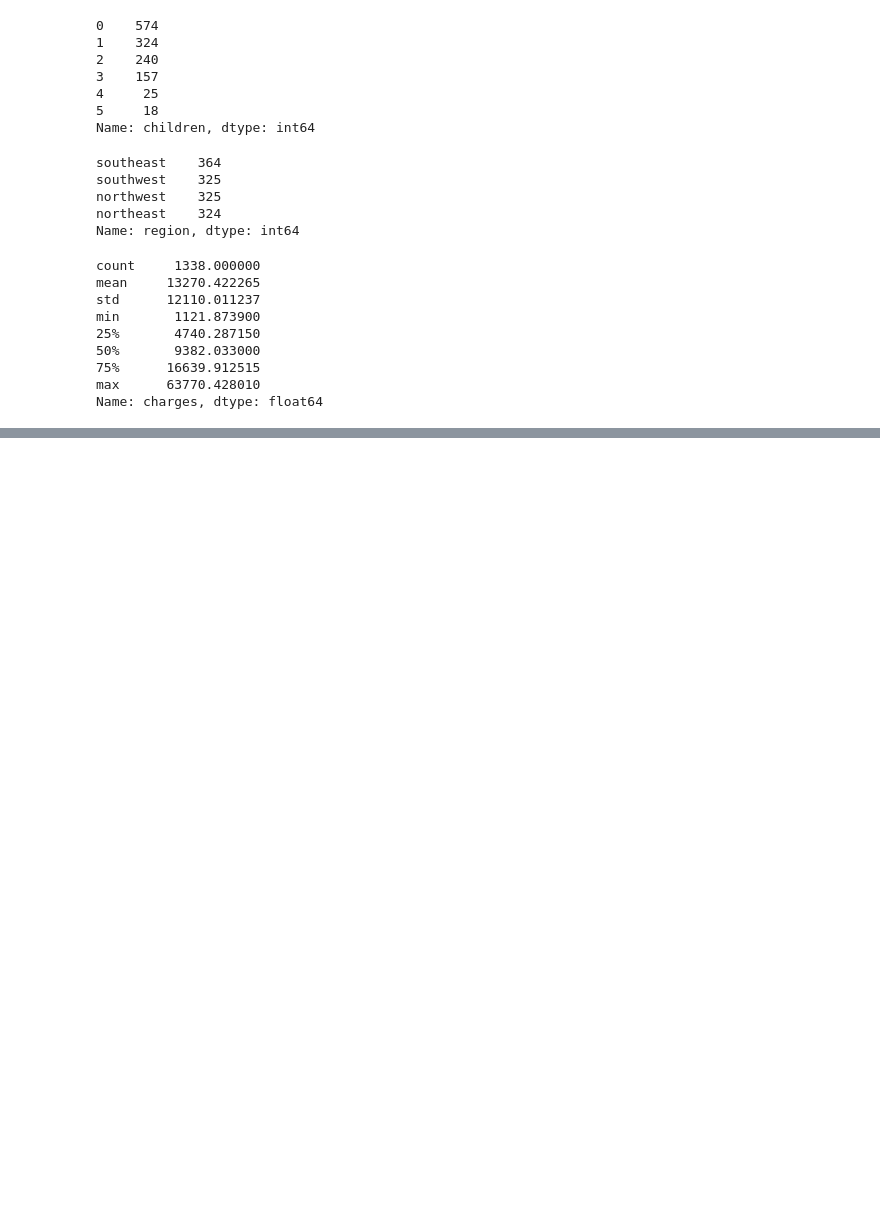
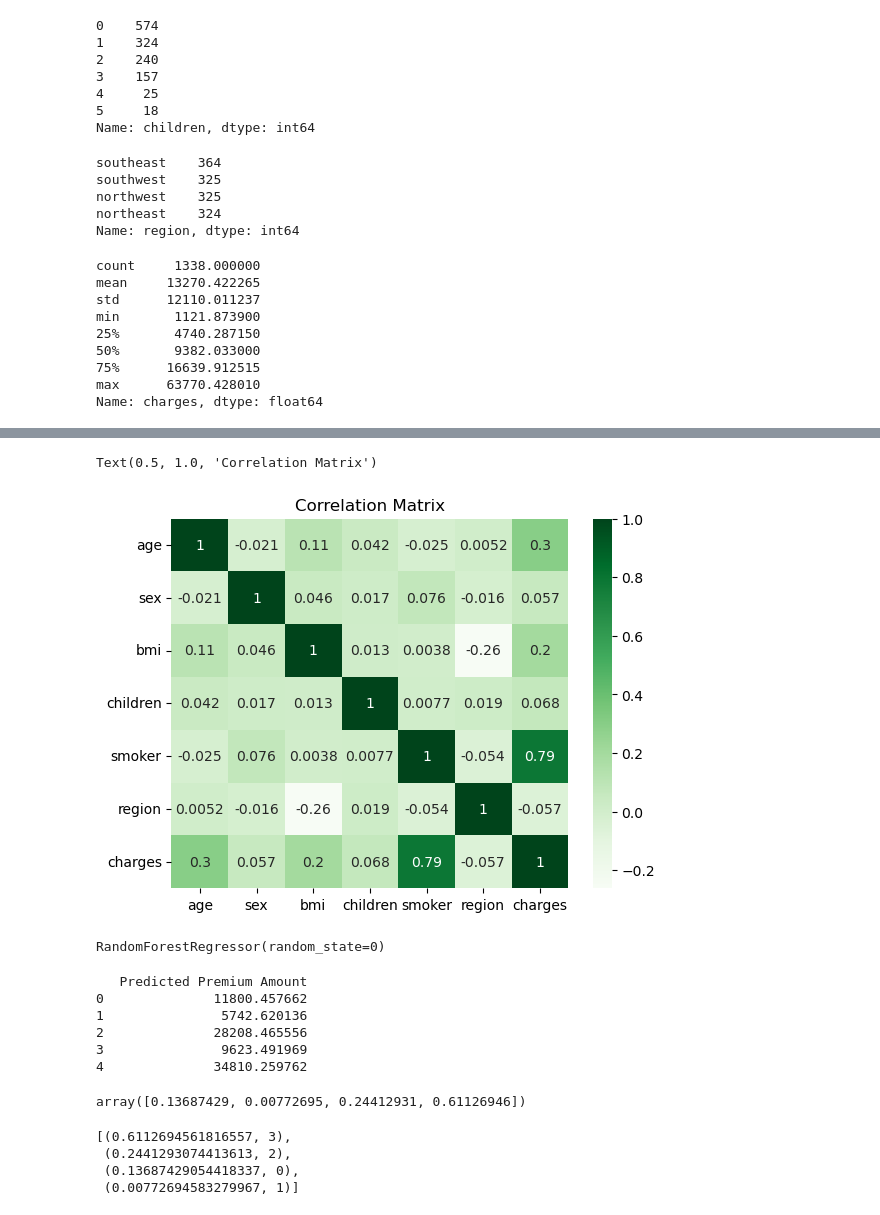
Before and after one commit to MikaMohd/Project-4-Group-7, a Jupyter notebook: marthascode.ipynb, the cells around one changed output, grey strips where cells are left out. Drawn from its saved outputs; the diff is of its cells as text; code cells hidden in the pictures; blank space fills up the shorter version.

Commit message:
random forest model progress

```diff
--- a/marthascode.ipynb
+++ b/marthascode.ipynb
@@ -165,0 +237,7 @@ charges.show()
+# %%
+#Visualize correlations with Heatmap
+sns.heatmap(h_data.corr(), cmap='Greens', annot=True)
+plt.title('Correlation Matrix')
+# %% [output]
+Text(0.5, 1.0, 'Correlation Matrix')
+[figure, added]
@@ -165,0 +252,30 @@ charges.show()
+# %%
+#Try Random Forest Regression Algorithm
+forest = RandomForestRegressor(n_estimators=100, random_state=0)
+forest.fit(X_train, y_train)
+# %% [output]
+RandomForestRegressor(random_state=0)
+# %%
+ypred = forest.predict(X_test)
+data = pd.DataFrame(data={'Predicted Premium Amount': ypred})
+print(data.head())
+# %% [output]
+   Predicted Premium Amount
+0              11800.457662
+1               5742.620136
+2              28208.465556
+3               9623.491969
+4              34810.259762
+# %%
+forest.feature_importances_
+# %% [output]
+array([0.13687429, 0.00772695, 0.24412931, 0.61126946])
+# %%
+tester = forest.feature_importances_
+#Sort features by their importance
+sorted(zip(forest.feature_importances_, X.columns), reverse=True)
+# %% [output]
+[(0.6112694561816557, 3),
+ (0.2441293074413613, 2),
+ (0.13687429054418337, 0),
+ (0.00772694583279967, 1)]
```
Also changed, not shown: parts of 9 cells of this notebook.
